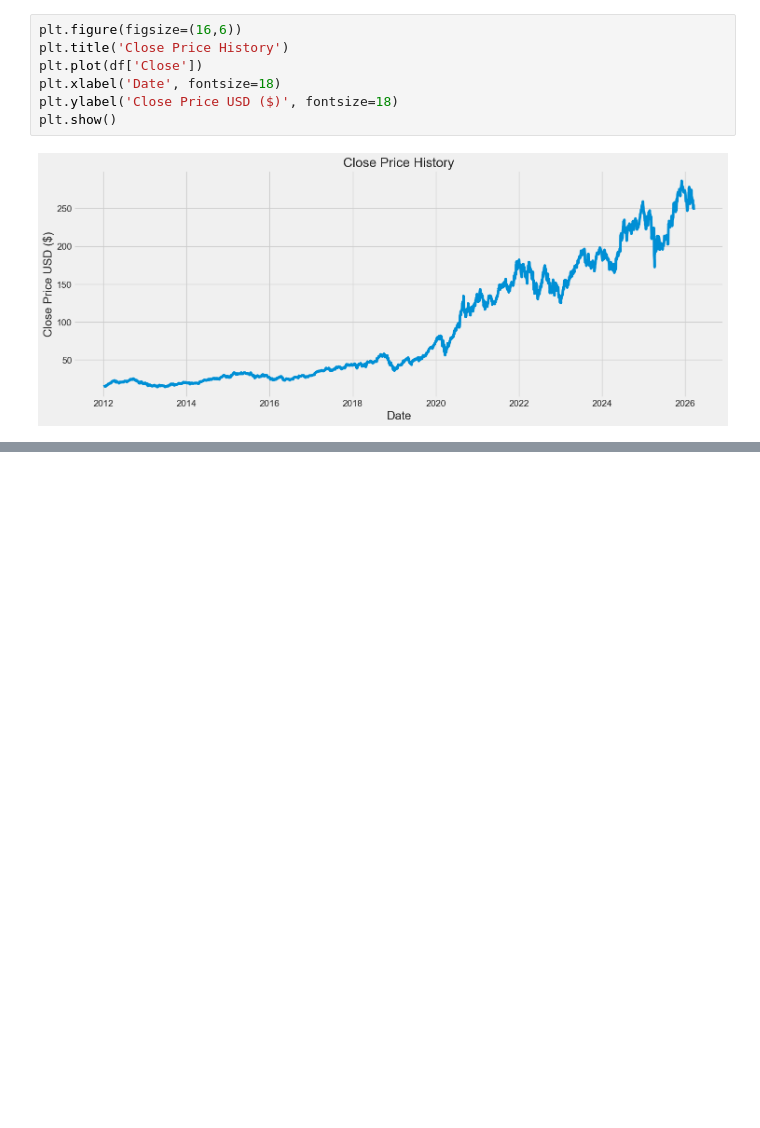
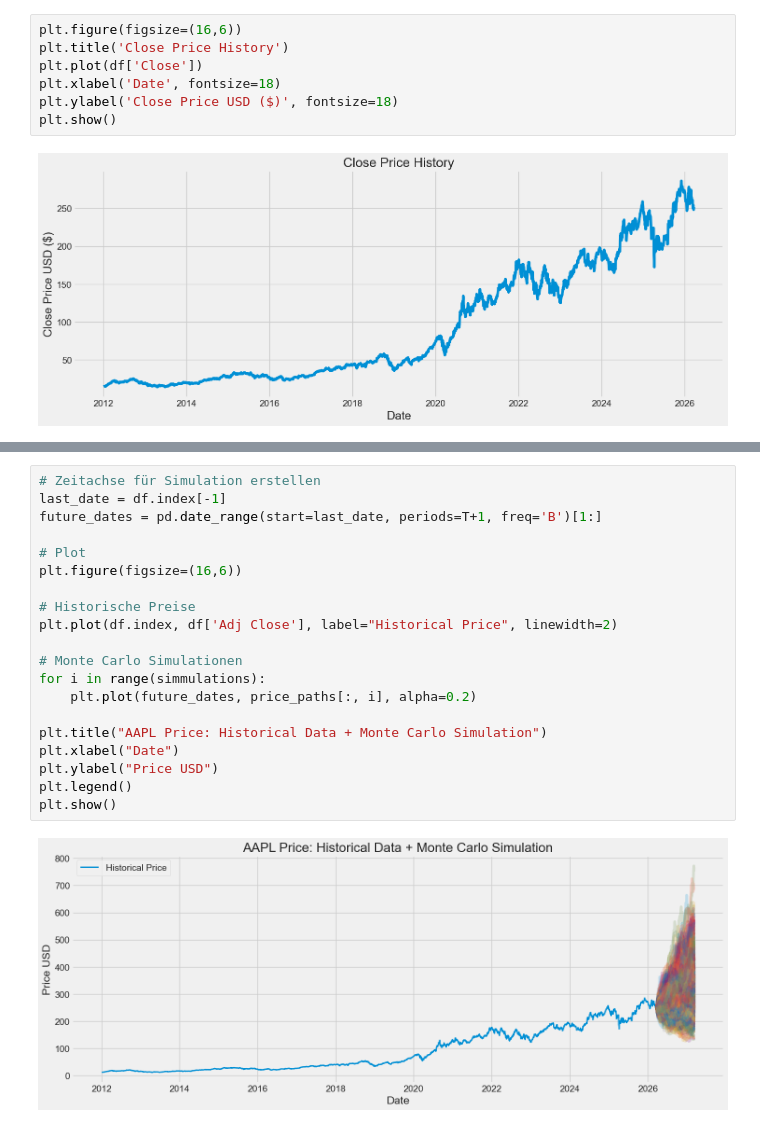
Before and after one commit to platon-cmd/Project_StockMarket, a Jupyter notebook: StockMarket.ipynb, the cells around one changed output, grey strips where cells are left out. Saved outputs shown, nothing was run; the diff lists cells and outputs as text; blank space fills up the shorter version.

```diff
--- a/StockMarket.ipynb
+++ b/StockMarket.ipynb
@@ -415,0 +498,22 @@ valid
+# %%
+# Zeitachse für Simulation erstellen
+last_date = df.index[-1]
+future_dates = pd.date_range(start=last_date, periods=T+1, freq='B')[1:]
+
+# Plot
+plt.figure(figsize=(16,6))
+
+# Historische Preise
+plt.plot(df.index, df['Adj Close'], label="Historical Price", linewidth=2)
+
+# Monte Carlo Simulationen
+for i in range(simmulations):
+    plt.plot(future_dates, price_paths[:, i], alpha=0.2)
+
+plt.title("AAPL Price: Historical Data + Monte Carlo Simulation")
+plt.xlabel("Date")
+plt.ylabel("Price USD")
+plt.legend()
+plt.show()
+# %% [output]
+[figure, added]
```
Also changed, not shown: parts of 31 cells of this notebook, 10 other files.
